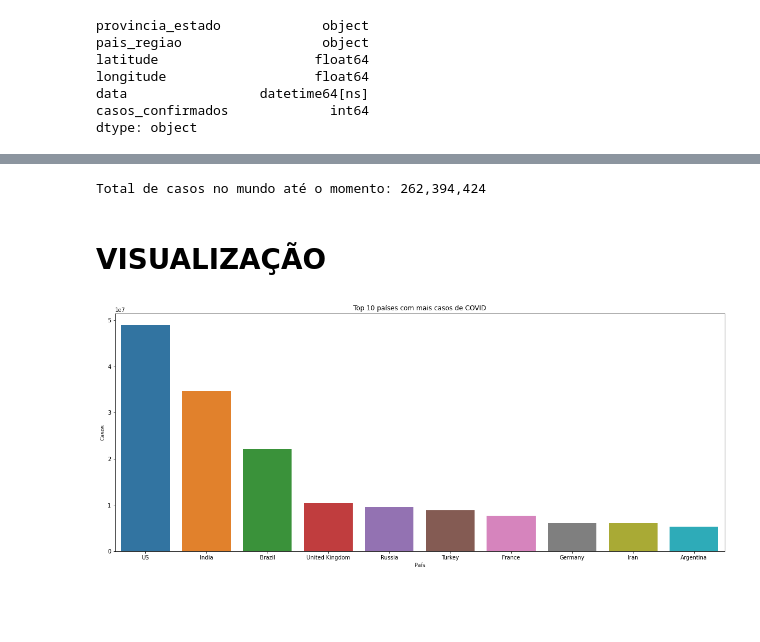
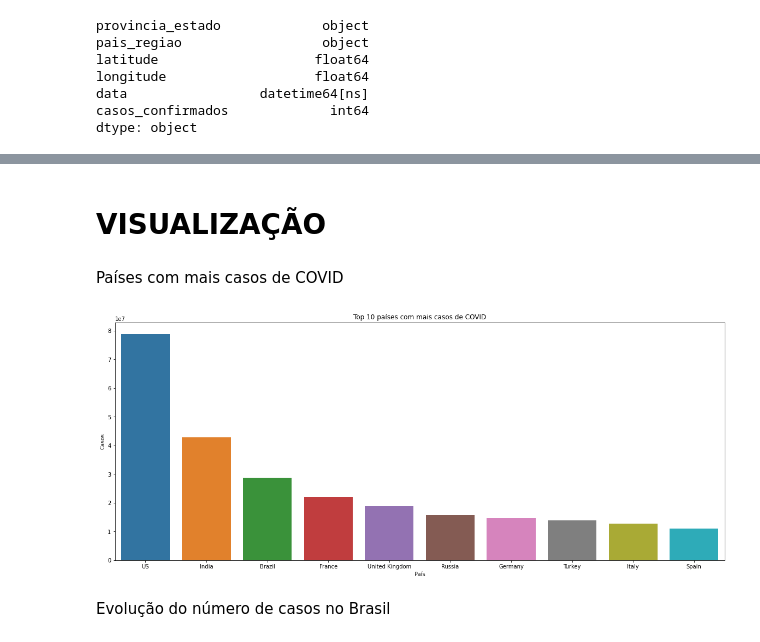
Before and after one commit to VizzottoMatheus/Automate, a Jupyter notebook: COVID.ipynb, the cells around one changed output, grey strips where cells are left out. Drawn from its saved outputs; the diff is of its cells as text; code cells hidden in the pictures; blank space fills up the shorter version.

```diff
--- a/COVID.ipynb
+++ b/COVID.ipynb
@@ -55,6 +55,5 @@ covid_confirmed.iloc[:, 4:].describe()
 # %%
 df = pd.melt(covid_confirmed,
         id_vars = covid_confirmed.columns[:4],
-        value_vars = covid_confirmed.columns[4:])
-        #var_name = "data", value_name = "casos_confirmados")
-df.head(10)
+        value_vars = covid_confirmed.columns[4:],
+        var_name = "data", value_name = "casos_confirmados")
@@ -199,3 +131,6 @@ acumulado_casos.head(10)
+# %%
+data_maxima = df.groupby("pais_regiao")["data"].max().unique()[0]
+acumulado_casos = df[df["data"] == data_maxima]
 # %%
 acumulado_casos2 = acumulado_casos[["pais_regiao", "provincia_estado", "data", "casos_confirmados"]]
 acumulado_casos2.tail(10)
@@ -219,21 +149,21 @@ Total de casos no mundo até o momento: 264,932,878
-# %%
-total_casos = acumulado_casos2[acumulado_casos2.provincia_estado.isna()]
-total_casos2 = total_casos.casos_confirmados.sum()
-print(f"Total de casos no mundo até o momento: {total_casos2:,}")
-# %% [output]
-Total de casos no mundo até o momento: 262,394,424
 # %% [markdown]
 # VISUALIZAÇÃO
+# %% [markdown]
+Países com mais casos de COVID
+# %%
+top_10 = acumulado_casos2[["pais_regiao", "casos_confirmados"]].sort_values(ascending = False, by = 'casos_confirmados').head(10)
 # %%
 plt.figure(figsize = (20, 8))
-top_10 = acumulado_casos2[["pais_regiao", "casos_confirmados"]].sort_values(ascending = False, by = 'casos_confirmados').iloc[:10,:]
+
 sns.barplot(data = top_10, x = 'pais_regiao', y = 'casos_confirmados')
 
 plt.title("Top 10 países com mais casos de COVID")
 plt.ylabel("Casos")
 plt.xlabel("País")
 
 plt.show()
 # %% [output]
-[figure, old version]
+[figure, new version]
+# %% [markdown]
+Evolução do número de casos no Brasil
 # %%
```
Also changed, not shown: parts of 24 cells of this notebook.
